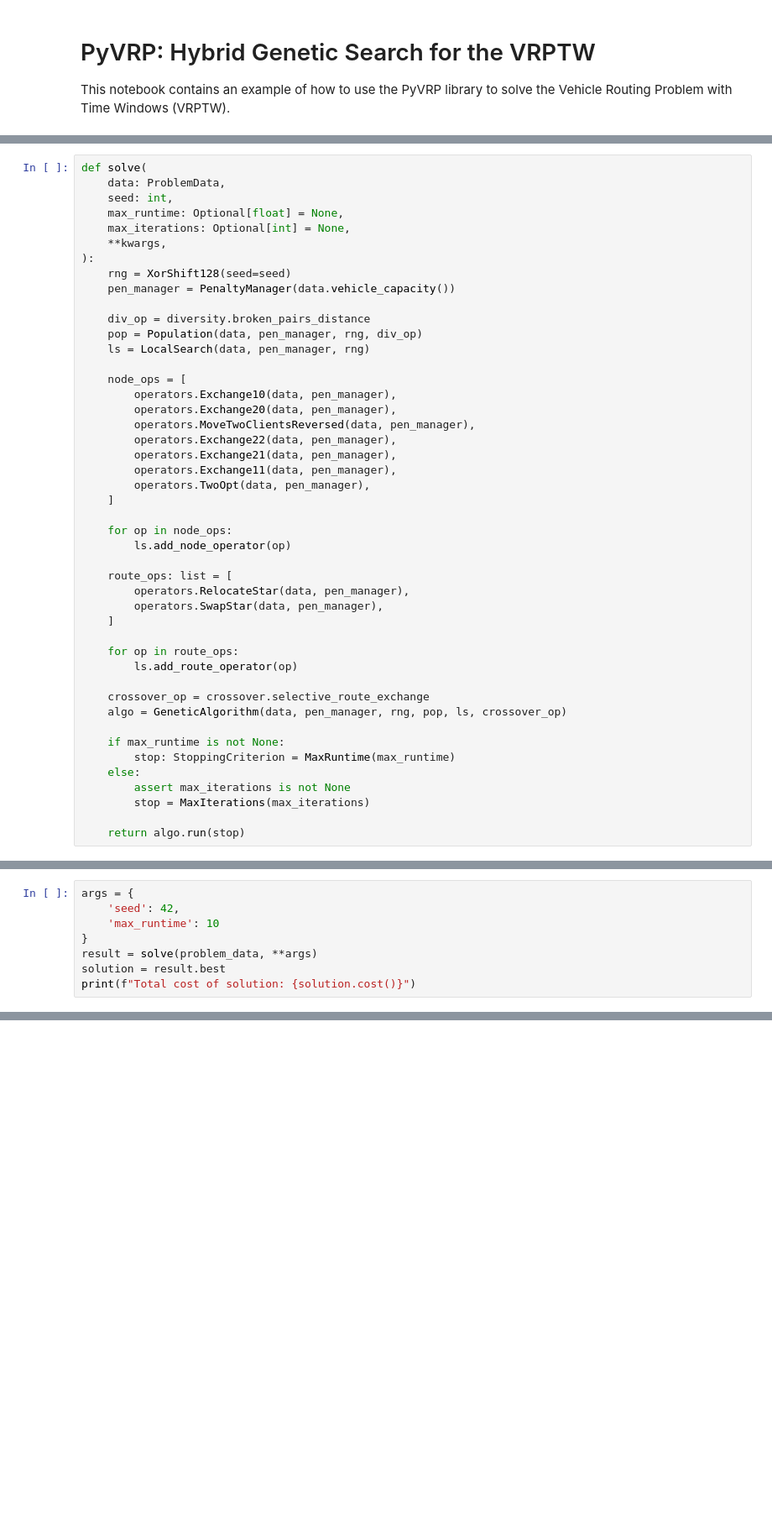
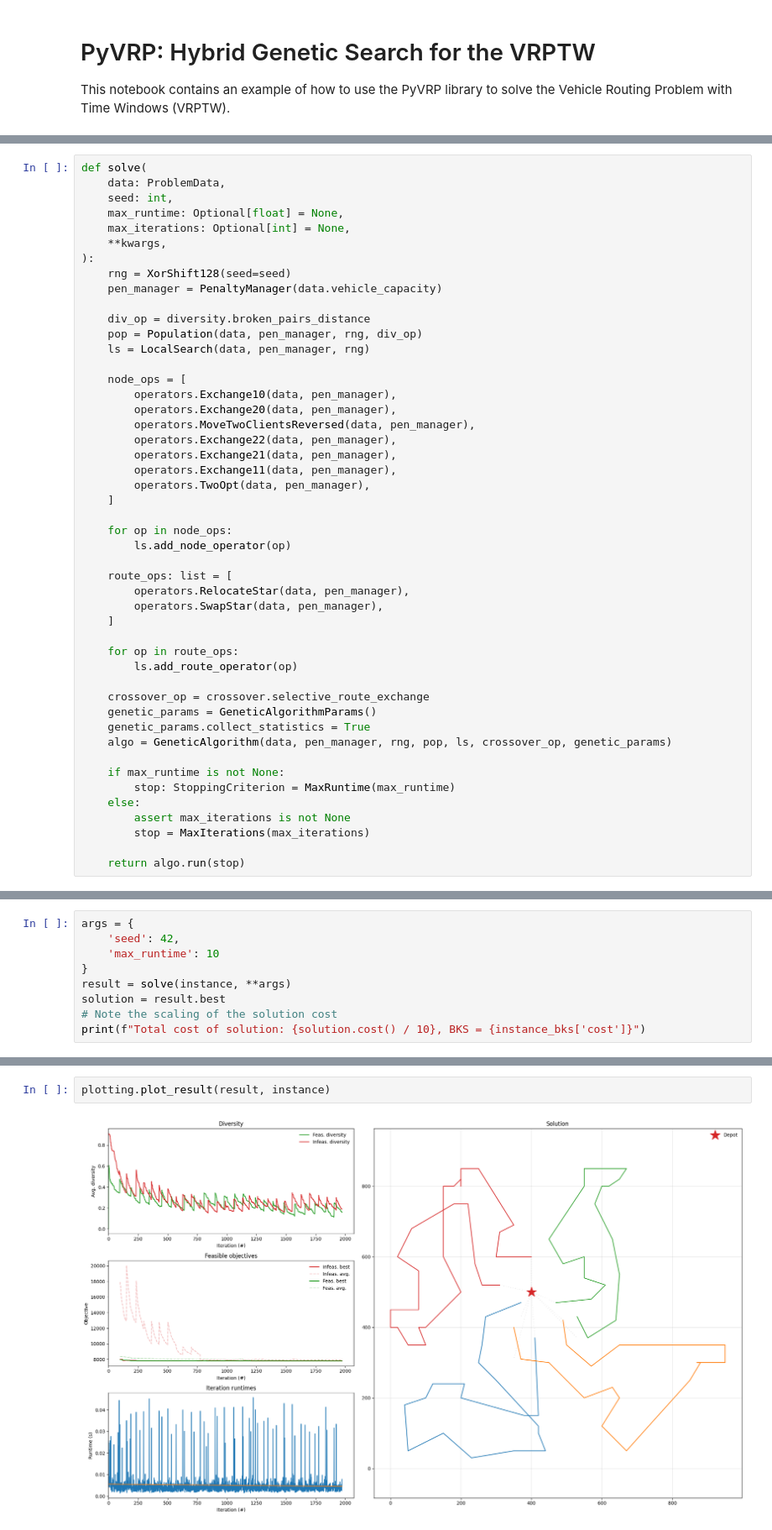
Before and after one commit to PyVRP/PyVRP, a Jupyter notebook: pyvrp/examples/vrptw.ipynb, the cells around one changed output, grey strips where cells are left out. Shown at 84% size. Cells and saved outputs as stored; diff of their text form; blank space fills up the shorter version.

```diff
--- a/pyvrp/examples/vrptw.ipynb
+++ b/pyvrp/examples/vrptw.ipynb
@@ -109,7 +99,7 @@ def solve(
     **kwargs,
 ):
     rng = XorShift128(seed=seed)
-    pen_manager = PenaltyManager(data.vehicle_capacity())
+    pen_manager = PenaltyManager(data.vehicle_capacity)
 
     div_op = diversity.broken_pairs_distance
     pop = Population(data, pen_manager, rng, div_op)
@@ -137,7 +127,9 @@ def solve(
         ls.add_route_operator(op)
 
     crossover_op = crossover.selective_route_exchange
-    algo = GeneticAlgorithm(data, pen_manager, rng, pop, ls, crossover_op)
+    genetic_params = GeneticAlgorithmParams()
+    genetic_params.collect_statistics = True
+    algo = GeneticAlgorithm(data, pen_manager, rng, pop, ls, crossover_op, genetic_params)
 
     if max_runtime is not None:
         stop: StoppingCriterion = MaxRuntime(max_runtime)
@@ -151,7 +145,8 @@ args = {
     'seed': 42,
     'max_runtime': 10
 }
-result = solve(problem_data, **args)
+result = solve(instance, **args)
 solution = result.best
-print(f"Total cost of solution: {solution.cost()}")
+# Note the scaling of the solution cost
+print(f"Total cost of solution: {solution.cost() / 10}, BKS = {instance_bks['cost']}")
 # %% [output]
@@ -184,0 +156,4 @@ plt.tight_layout()
+# %%
+plotting.plot_result(result, instance)
+# %% [output]
+[figure, added]
```
Also changed, not shown: parts of 23 cells of this notebook, 4 other files.
